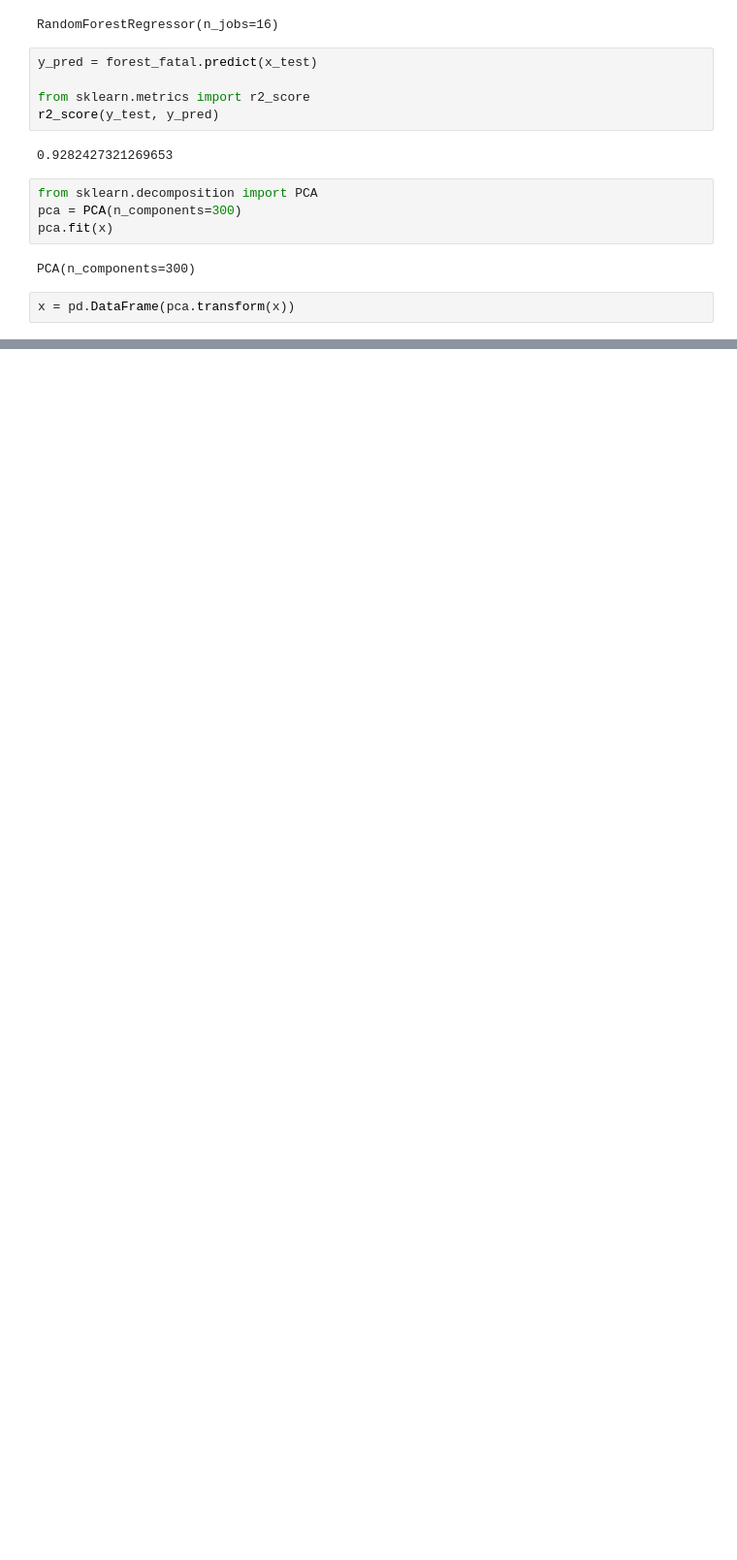
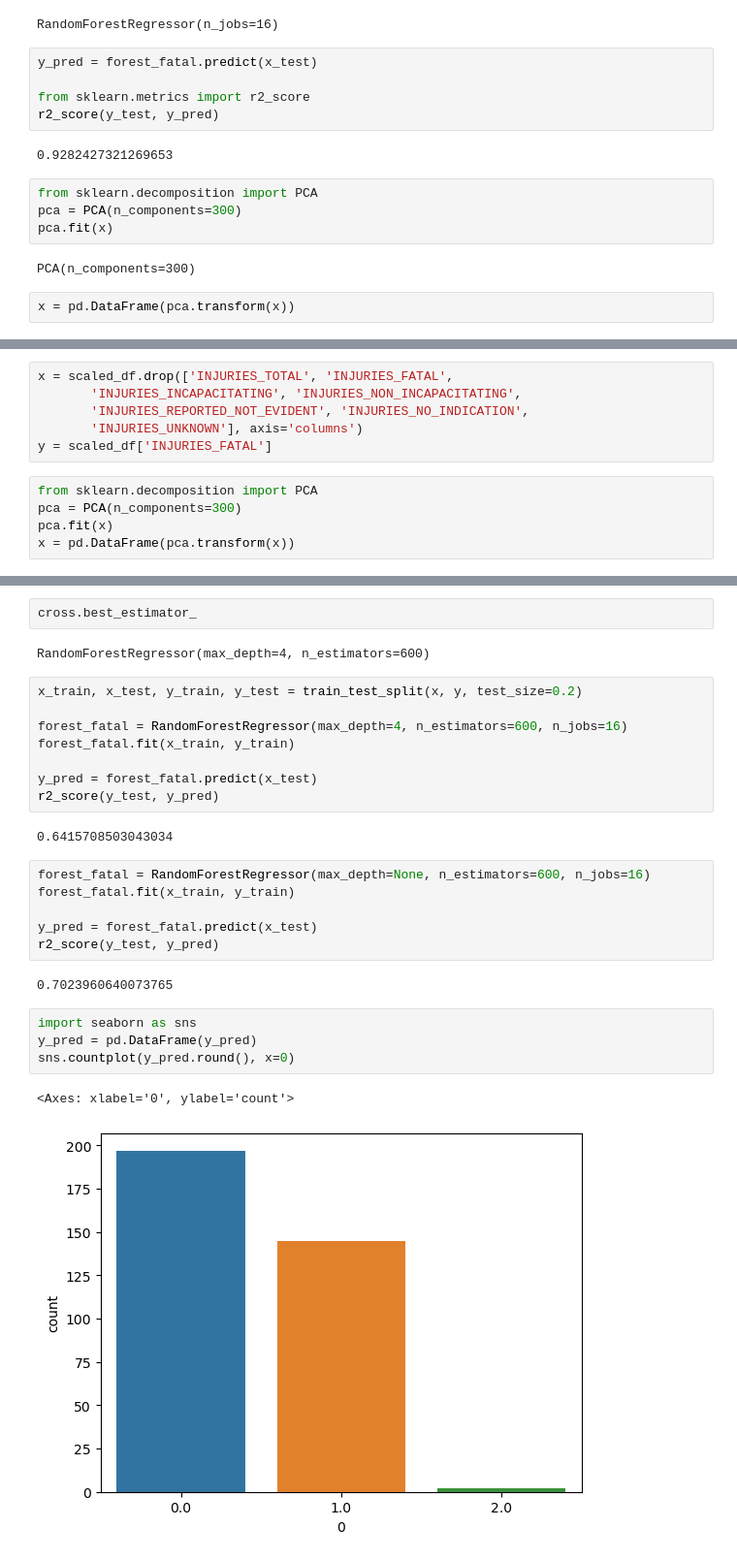
Before and after one commit to Sollen-R/DS400-Final, a Jupyter notebook: Notebooks/DS400 Evaluation.ipynb, the cells around one changed output, grey strips where cells are left out. Shown at 97% size. Saved outputs shown, nothing was run; the diff lists cells and outputs as text; blank space fills up the shorter version.

```diff
--- a/Notebooks/DS400 Evaluation.ipynb
+++ b/Notebooks/DS400 Evaluation.ipynb
@@ -113,0 +156,11 @@ dtype: int64
+# %%
+x = scaled_df.drop(['INJURIES_TOTAL', 'INJURIES_FATAL',
+       'INJURIES_INCAPACITATING', 'INJURIES_NON_INCAPACITATING',
+       'INJURIES_REPORTED_NOT_EVIDENT', 'INJURIES_NO_INDICATION',
+       'INJURIES_UNKNOWN'], axis='columns')
+y = scaled_df['INJURIES_FATAL']
+# %%
+from sklearn.decomposition import PCA
+pca = PCA(n_components=300)
+pca.fit(x)
+x = pd.DataFrame(pca.transform(x))
@@ -113,0 +189,29 @@ dtype: int64
+# %%
+cross.best_estimator_
+# %% [output]
+RandomForestRegressor(max_depth=4, n_estimators=600)
+# %%
+x_train, x_test, y_train, y_test = train_test_split(x, y, test_size=0.2)
+
+forest_fatal = RandomForestRegressor(max_depth=4, n_estimators=600, n_jobs=16)
+forest_fatal.fit(x_train, y_train)
+
+y_pred = forest_fatal.predict(x_test)
+r2_score(y_test, y_pred)
+# %% [output]
+0.6415708503043034
+# %%
+forest_fatal = RandomForestRegressor(max_depth=None, n_estimators=600, n_jobs=16)
+forest_fatal.fit(x_train, y_train)
+
+y_pred = forest_fatal.predict(x_test)
+r2_score(y_test, y_pred)
+# %% [output]
+0.7023960640073765
+# %%
+import seaborn as sns
+y_pred = pd.DataFrame(y_pred)
+sns.countplot(y_pred.round(), x=0)
+# %% [output]
+<Axes: xlabel='0', ylabel='count'>
+[figure, added]
```
Also changed, not shown: parts of 15 cells of this notebook.
